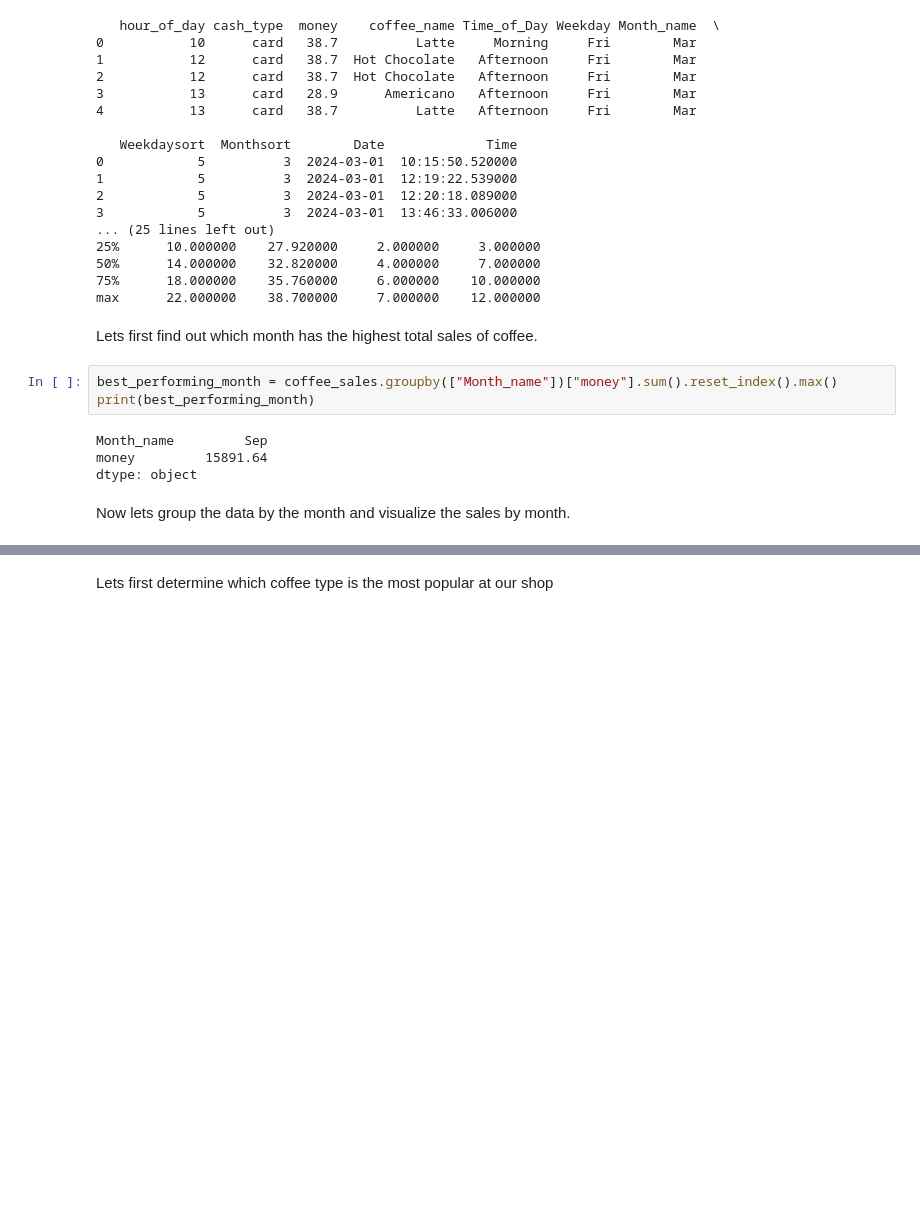
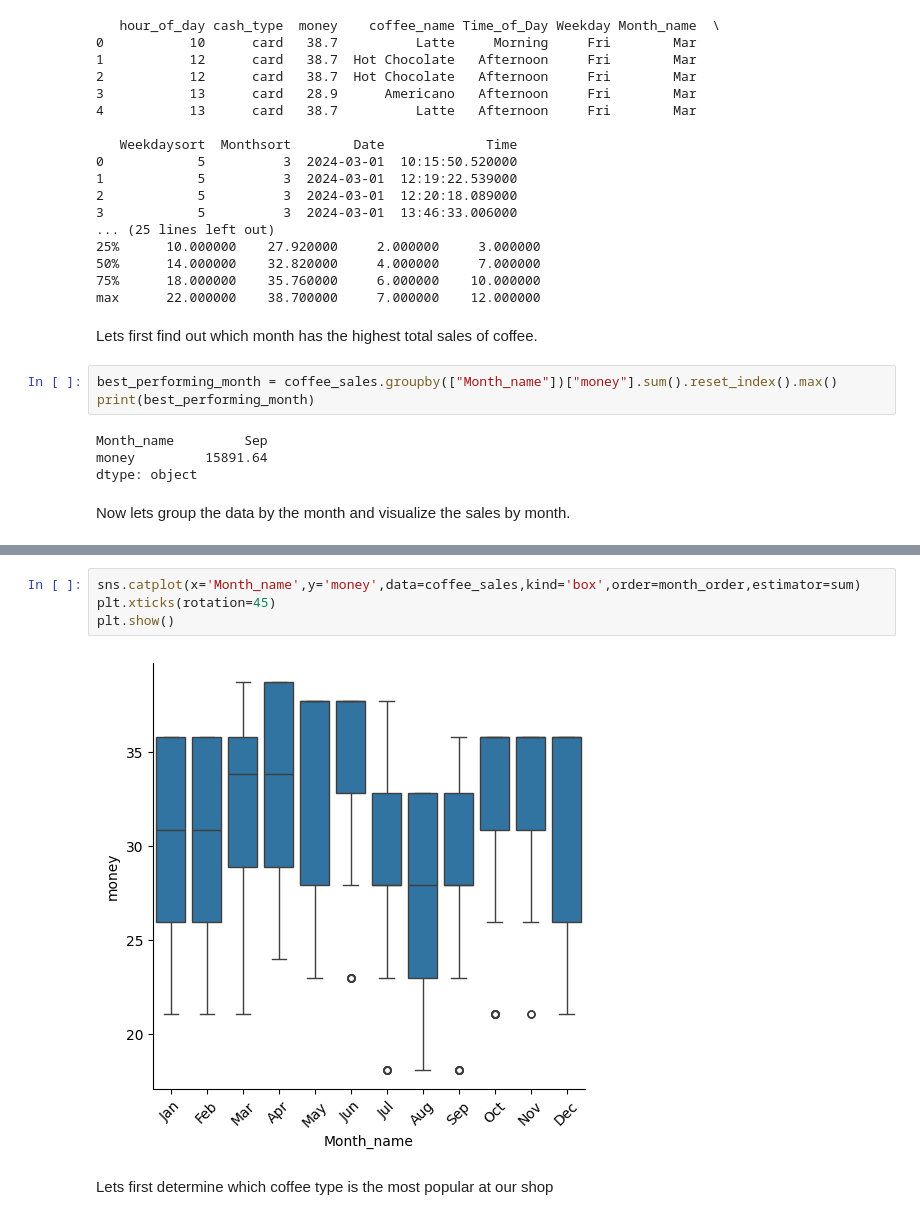
Before and after one commit to Syed-Ahmed02/Coffee-Sales-Visualization, a Jupyter notebook: notebook.ipynb, the cells around one changed output, grey strips where cells are left out. Saved outputs shown, nothing was run; the diff lists cells and outputs as text; blank space fills up the shorter version.

```diff
--- a/notebook.ipynb
+++ b/notebook.ipynb
@@ -54,3 +54,9 @@ plt.show()
+# %%
+sns.catplot(x='Month_name',y='money',data=coffee_sales,kind='box',order=month_order,estimator=sum)
+plt.xticks(rotation=45)
+plt.show()
+# %% [output]
+[figure, added]
 # %% [markdown]
 Lets first determine which coffee type is the most popular at our shop
 # %%
```
Also changed, not shown: parts of 3 cells of this notebook.
